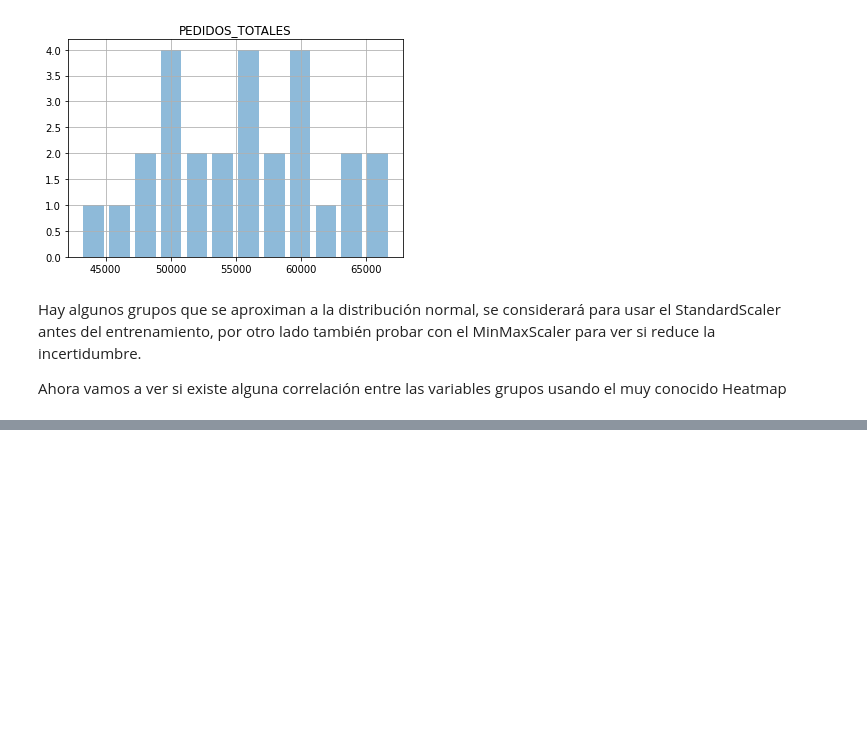
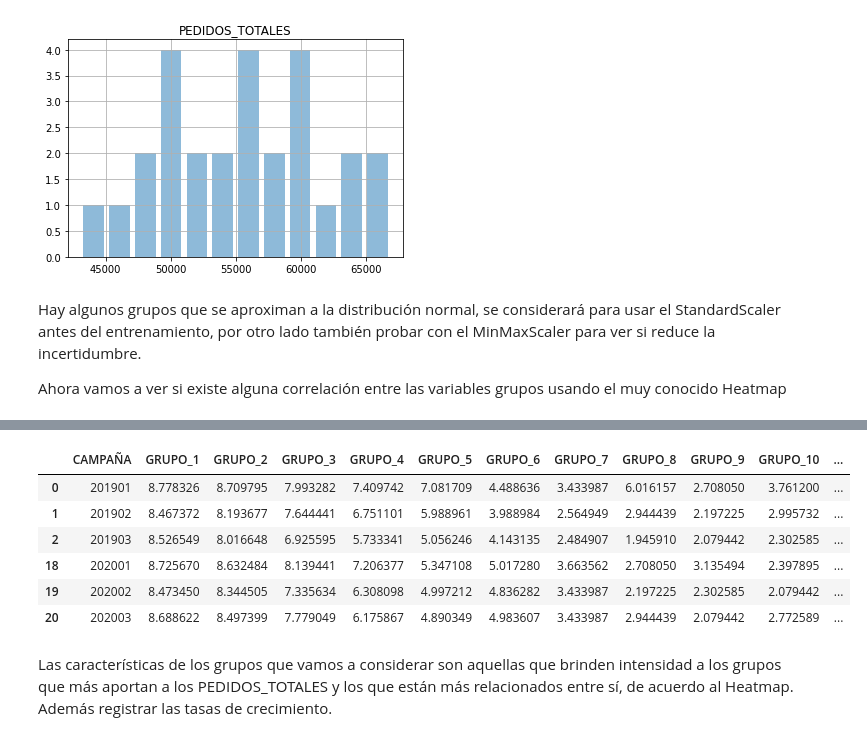
Before and after one commit to felipeturing/azzorti, a Jupyter notebook: Azzorti.ipynb, the cells around one changed output, grey strips where cells are left out. Saved outputs shown, nothing was run; the diff lists cells and outputs as text; code cells hidden in the pictures; blank space fills up the shorter version.

```diff
--- a/Azzorti.ipynb
+++ b/Azzorti.ipynb
@@ -353,0 +217,15 @@ print(scaled)
+# %%
+datos[grupos] = np.log(datos[grupos]).replace(-np.inf, 0)
+datos[pedidos_totales] = np.log(datos[pedidos_totales]).replace(-np.inf, 0)
+pd.concat([datos[ datos[campania] < 202000 ].head(3),
+           datos[ datos[campania] > 202000 ].head(3)])
+# %% [output]
+|  | CAMPAÑA | GRUPO_1 | GRUPO_2 | GRUPO_3 | GRUPO_4 | GRUPO_5 | GRUPO_6 | GRUPO_7 | GRUPO_8 | GRUPO_9 | GRUPO_10 | ... |
+| 0 | 201901 | 8.778326 | 8.709795 | 7.993282 | 7.409742 | 7.081709 | 4.488636 | 3.433987 | 6.016157 | 2.708050 | 3.761200 | ... |
+| 1 | 201902 | 8.467372 | 8.193677 | 7.644441 | 6.751101 | 5.988961 | 3.988984 | 2.564949 | 2.944439 | 2.197225 | 2.995732 | ... |
+| 2 | 201903 | 8.526549 | 8.016648 | 6.925595 | 5.733341 | 5.056246 | 4.143135 | 2.484907 | 1.945910 | 2.079442 | 2.302585 | ... |
+| 18 | 202001 | 8.725670 | 8.632484 | 8.139441 | 7.206377 | 5.347108 | 5.017280 | 3.663562 | 2.708050 | 3.135494 | 2.397895 | ... |
+| 19 | 202002 | 8.473450 | 8.344505 | 7.335634 | 6.308098 | 4.997212 | 4.836282 | 3.433987 | 2.197225 | 2.302585 | 2.079442 | ... |
+| 20 | 202003 | 8.688622 | 8.497399 | 7.779049 | 6.175867 | 4.890349 | 4.983607 | 3.433987 | 2.944439 | 2.079442 | 2.772589 | ... |
+# %% [markdown]
+Las características de los grupos que vamos a considerar son aquellas que brinden intensidad a los grupos que más aportan a los PEDIDOS_TOTALES y los que están más relacionados entre sí, de acuerdo al Heatmap. Además registrar las tasas de crecimiento.
```
Also changed, not shown: parts of 44 cells of this notebook, 1 other file.
